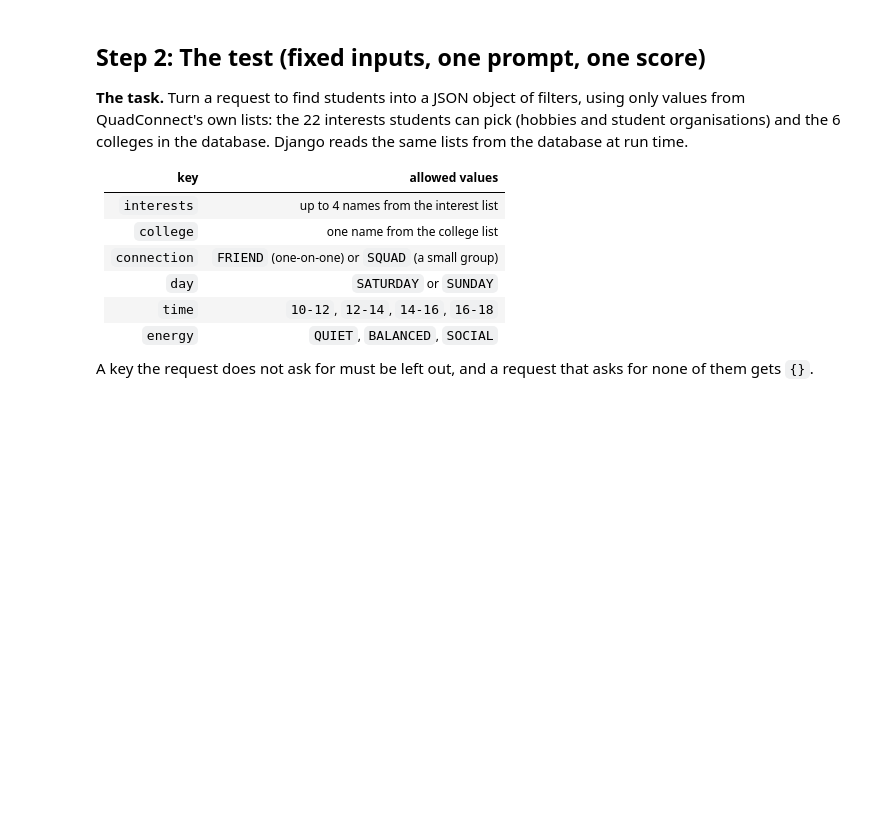
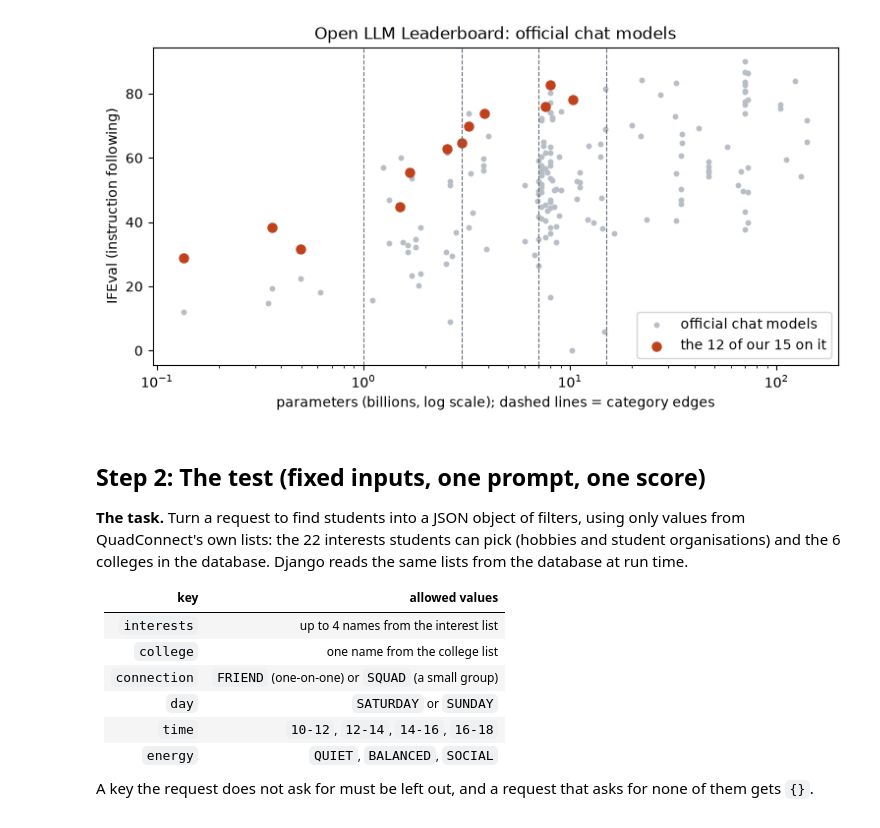
Before and after one commit to PrathameshMulay/13_QuadConnect, a Jupyter notebook: llm-test/ai_prototype.ipynb, the cells around one changed output. Saved outputs shown, nothing was run; the diff lists cells and outputs as text; code cells hidden in the pictures; blank space fills up the shorter version.

```diff
--- a/llm-test/ai_prototype.ipynb
+++ b/llm-test/ai_prototype.ipynb
@@ -59,14 +60,10 @@ from pathlib import Path
 import matplotlib.pyplot as plt
 import pandas as pd
 import psutil
+import requests
 import torch
 from dotenv import load_dotenv
-from huggingface_hub import (
-    InferenceClient,
-    hf_hub_download,
-    model_info,
-    snapshot_download,
-)
+from huggingface_hub import hf_hub_download, model_info, snapshot_download
 from huggingface_hub.utils import disable_progress_bars
 from IPython.display import display
 from transformers import AutoModelForCausalLM, AutoTokenizer, BitsAndBytesConfig
@@ -77,8 +74,9 @@ disable_progress_bars()
 hf_logging.set_verbosity_error()
 hf_logging.disable_progress_bar()
 pd.set_option("display.max_colwidth", 120)
-load_dotenv(Path("..") / ".env")  # HF_TOKEN: needed for the XL category, and gives faster downloads
+load_dotenv(Path("..") / ".env")  # GROQ_API_KEY runs the XL category; HF_TOKEN (optional) speeds up downloads
 HF_TOKEN = os.getenv("HF_TOKEN") or None
+GROQ_API_KEY = os.getenv("GROQ_API_KEY") or None
 
 TIERS = ["Ultra-Light (<1B)", "Small (1B-3B)", "Medium (3B-7B)", "Large (7B-15B)", "XL (>15B)"]
 # (category, Hugging Face id, parameters in billions from the weights). Step 1 shows why these 15.
@@ -95,10 +93,13 @@ CATALOG = [
     (3, "Qwen/Qwen2.5-7B-Instruct", 7.616),
     (3, "allenai/Llama-3.1-Tulu-3-8B", 8.030),
     (3, "tiiuae/Falcon3-10B-Instruct", 10.306),
-    (4, "Qwen/Qwen2.5-32B-Instruct", 32.764),
-    (4, "allenai/Llama-3.1-Tulu-3-70B", 70.554),
-    (4, "Qwen/Qwen2.5-72B-Instruct", 72.706),
+    (4, "openai/gpt-oss-20b", 20.9),
+    (4, "Qwen/Qwen3.8-27B", 27.8),
+    (4, "openai/gpt-oss-120b", 116.8),
 ]
+# The XL models run on Groq; Groq's name for each.
+HOSTED = {"openai/gpt-oss-20b": "openai/gpt-oss-20b", "Qwen/Qwen3.8-27B": "qwen/qwen3.8-27b",
+          "openai/gpt-oss-120b": "openai/gpt-oss-120b"}
 
 
 def run_plan(params_b):
@@ -118,13 +119,13 @@ if ONLY:  # optional: LAB_MODELS=Qwen2.5-0.5B-Instruct,... runs a subset (handy
 ram = psutil.virtual_memory()
 print(f"{platform.platform()} | {os.cpu_count()} logical CPUs | RAM {ram.total / 1e9:.1f} GB "
       f"({ram.available / 1e9:.1f} GB free) | CUDA: {torch.cuda.is_available()} | torch {torch.__version__}")
-print(f"HF_TOKEN: {'set' if HF_TOKEN else 'not set (the XL category will be skipped)'}\n")
+print(f"GROQ_API_KEY: {'set' if GROQ_API_KEY else 'not set (the XL category will be skipped)'}\n")
 
 WEIGHT_FILES = ["*.json", "*.safetensors", "tokenizer*", "*.model", "*.txt", "*.jinja", "*.tiktoken"]
 SKIP_FILES = ["original/*", "consolidated*", "*.bin", "*.pt", "*.pth", "*.gguf", "onnx/*"]
 for spec in MODELS:
     if spec["plan"] == "hosted":
-        print(f"hosted {spec['id']:40} {spec['params_b']:6.1f}B  runs on Hugging Face Inference Providers")
+        print(f"hosted {spec['id']:40} {spec['params_b']:6.1f}B  runs on Groq as {HOSTED[spec['id']]}")
         continue
     started = time.time()
     folder = Path(snapshot_download(spec["id"], allow_patterns=WEIGHT_FILES, ignore_patterns=SKIP_FILES,
@@ -171,21 +223,24 @@ display(top[["category", "fullname", "#Params (B)", "IFEval", "Average ⬆️",
 # %%
-# The 15 we test: leaderboard scores, rank within their category, gating and hosted availability.
+# The 15 we test: leaderboard score, rank within their category, gating, and where they run.
 rows = []
 for spec in MODELS:
-    entry = chat[chat["fullname"] == spec["id"]].iloc[0]
-    in_category = chat[chat["category"] == entry["category"]].reset_index(drop=True)
-    meta = model_info(spec["id"], expand=["gated", "inferenceProviderMapping"], token=HF_TOKEN)
-    live = [p.provider for p in (meta.inference_provider_mapping or []) if p.status == "live"]
+    meta = model_info(spec["id"], expand=["gated", "createdAt"], token=HF_TOKEN)
+    on_board = chat[chat["fullname"] == spec["id"]]
+    if len(on_board):
+        in_category = chat[chat["category"] == on_board.iloc[0]["category"]].reset_index(drop=True)
+        position = in_category.index[in_category["fullname"] == spec["id"]][0] + 1
+        score, rank = round(on_board.iloc[0]["IFEval"], 1), f"{position} of {len(in_category)}"
+    else:
+        score, rank = "-", f"not on it (released {meta.created_at:%Y-%m})"
     rows.append({"category": spec["tier"], "model": spec["id"], "params (B)": spec["params_b"],
-                 "IFEval": round(entry["IFEval"], 1), "rank in category (IFEval)":
-                 f"{in_category.index[in_category['fullname'] == spec['id']][0] + 1} of {len(in_category)}",
-                 "gated": meta.gated, "hosted providers": ", ".join(live) or "-", "runs here as": spec["plan"]})
+                 "IFEval": score, "rank in category (IFEval)": rank, "gated": meta.gated,
+                 "runs as": "Groq API" if spec["plan"] == "hosted" else f"{spec['plan']} on this laptop"})
 display(pd.DataFrame(rows))
 
 fig, ax = plt.subplots(figsize=(9, 4.2))
 ax.scatter(chat["#Params (B)"], chat["IFEval"], s=10, color="#b8bec6", label="official chat models")
 picked = chat[chat["fullname"].isin(chosen_ids)]
-ax.scatter(picked["#Params (B)"], picked["IFEval"], s=42, color="#c0421c", label="the 15 we test")
+ax.scatter(picked["#Params (B)"], picked["IFEval"], s=42, color="#c0421c", label="the 12 of our 15 on it")
 for edge in (1, 3, 7, 15):
     ax.axvline(edge, color="#666e7b", lw=0.8, ls="--")
 ax.set_xscale("log")
@@ -194,3 +249,4 @@ ax.set_ylabel("IFEval (instruction following)")
 ax.set_title("Open LLM Leaderboard: official chat models")
 ax.legend(loc="lower right")
 plt.show()
+# %% [output]
@@ -197,3 +269,4 @@ plt.show()
+[figure, added]
 # %% [markdown]
 ## Step 2: The test (fixed inputs, one prompt, one score)
 
```
Also changed, not shown: parts of 26 cells of this notebook, 7 other files.
